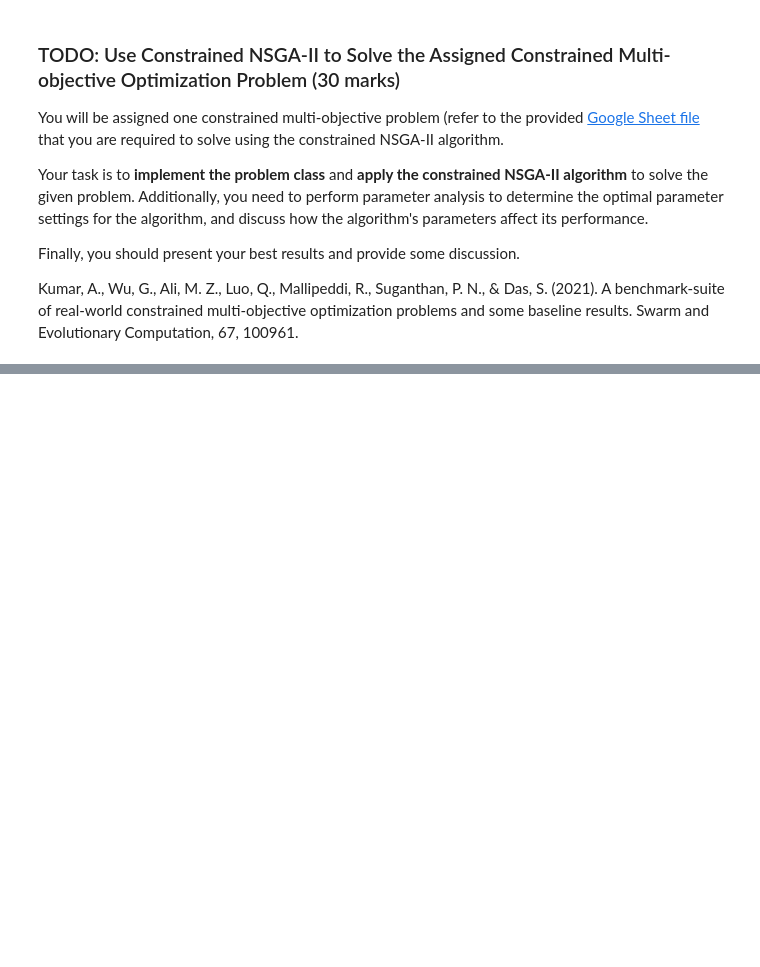
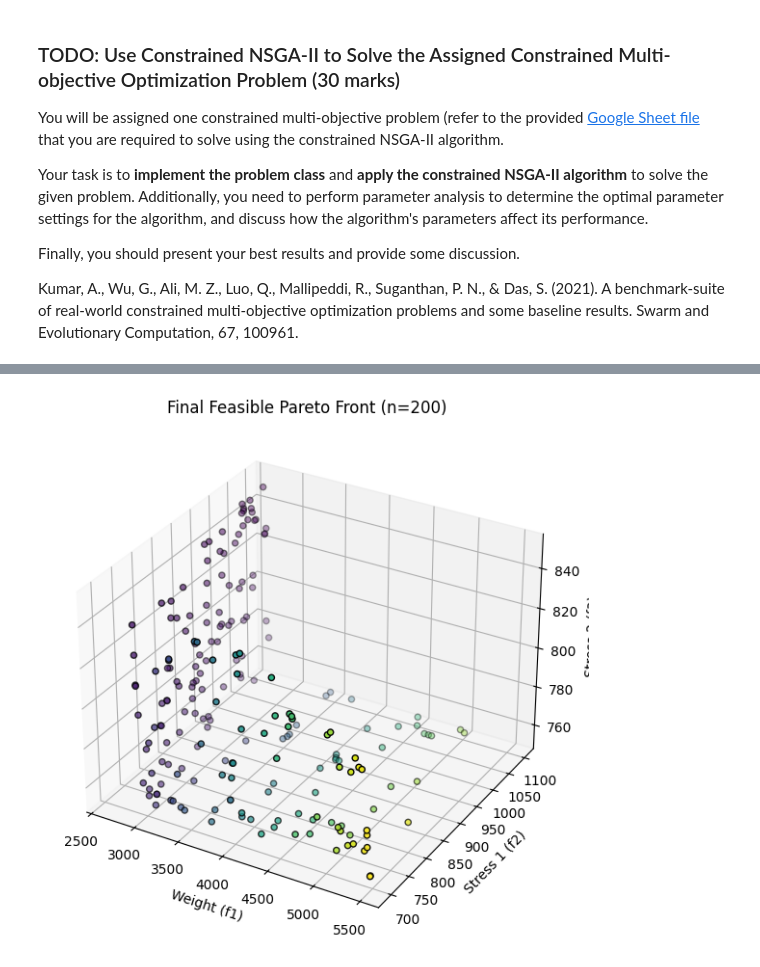
Before and after one commit to PixelByLens/CEG5302project, a Jupyter notebook: CEG5302_Group_Project.ipynb, the cells around one changed output, grey strips where cells are left out. Saved outputs shown, nothing was run; the diff lists cells and outputs as text; code cells hidden in the pictures; blank space fills up the shorter version.

```diff
--- a/CEG5302_Group_Project.ipynb
+++ b/CEG5302_Group_Project.ipynb
@@ -751,0 +1032,23 @@ Kumar, A., Wu, G., Ali, M. Z., Luo, Q., Mallipeddi, R., Suganthan, P. N., & Das,
+# %%
+prob = RCM13_Gearbox()
+# Using 200 population for better exploration of 11 constraints
+solver = CNSGA2(pop_size=200, mutation_probablity=0.15)
+opt_x, opt_fx, opt_cv = solver.run(prob, max_gen=500)
+
+feasible_mask = opt_cv == 0
+optimum_fx = opt_fx[feasible_mask]
+
+if len(optimum_fx) > 0:
+    fig = plt.figure(figsize=(10, 7))
+    ax = fig.add_subplot(111, projection='3d')
+    sc = ax.scatter(optimum_fx[:, 0], optimum_fx[:, 1], optimum_fx[:, 2],
+                    c=optimum_fx[:, 0], cmap='viridis', edgecolors='k')
+    ax.set_xlabel('Weight (f1)')
+    ax.set_ylabel('Stress 1 (f2)')
+    ax.set_zlabel('Stress 2 (f3)')
+    plt.title(f'Final Feasible Pareto Front (n={len(optimum_fx)})')
+    plt.show()
+else:
+    print("No feasible solutions found. Constraints were not satisfied.")
+# %% [output]
+[figure, added]
```
Also changed, not shown: parts of 10 cells of this notebook.
